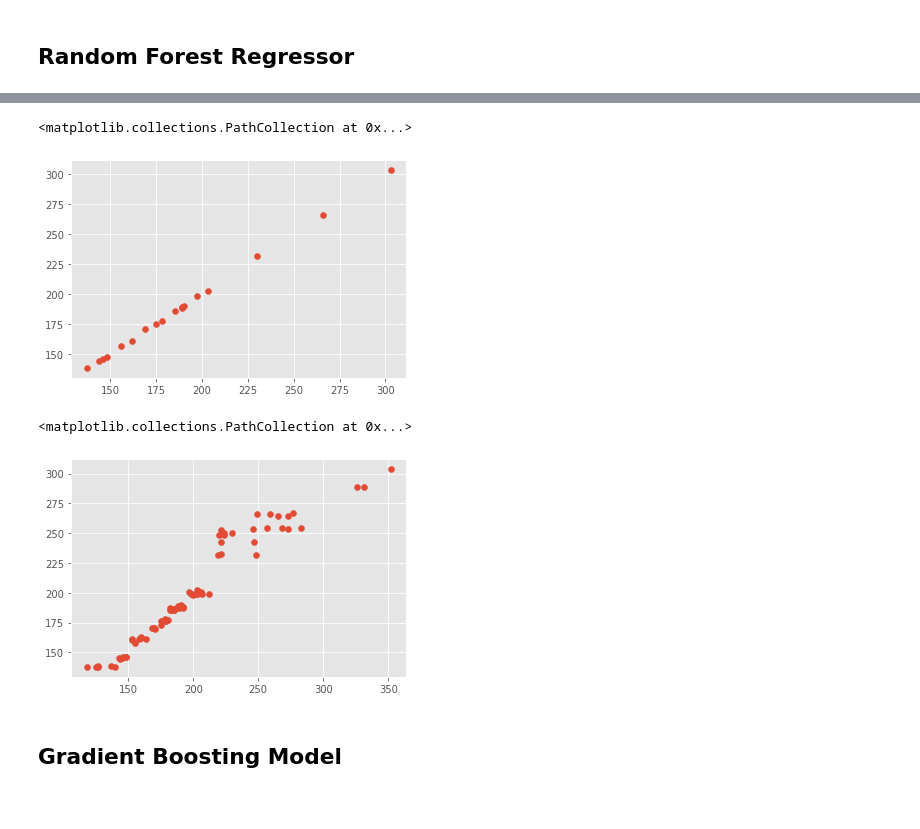
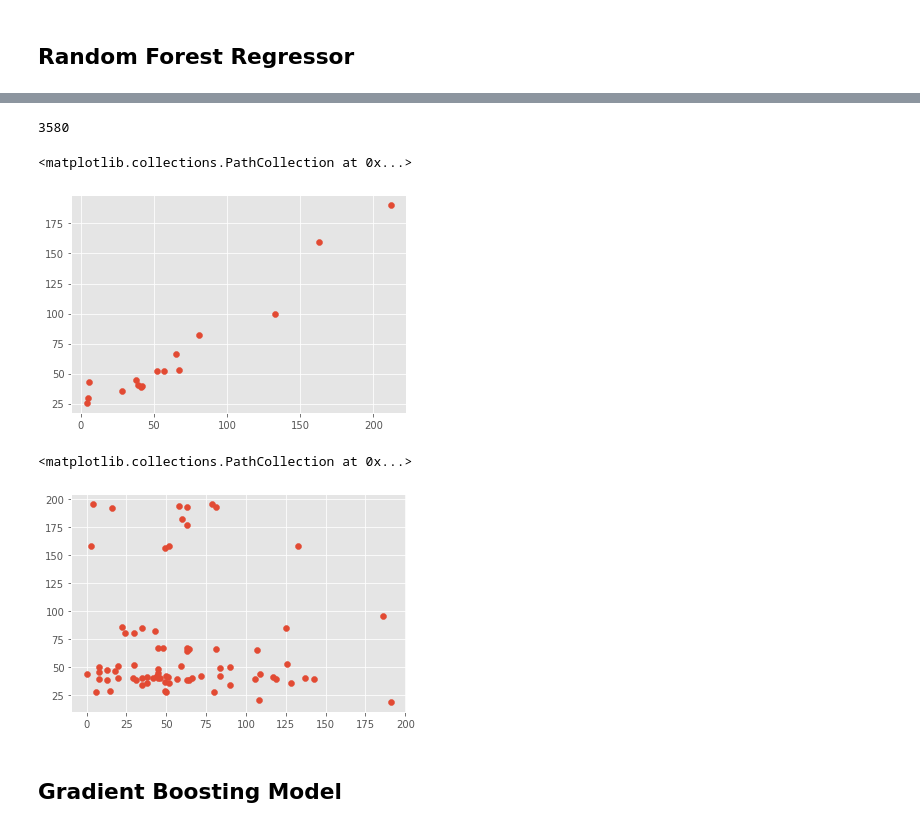
Before and after one commit to arcweld/DSI_Capstone_2, a Jupyter notebook: Capstone2.ipynb, the cells around one changed output, grey strips where cells are left out. Drawn from its saved outputs; the diff is of its cells as text; code cells hidden in the pictures.

```diff
--- a/Capstone2.ipynb
+++ b/Capstone2.ipynb
@@ -726,7 +712,38 @@ plt.plot(clf.feature_importances_)
 # %% [markdown]
 ## Random Forest Regressor
+# %%
+df_train, df_test = tts(df1[['id','cycle', 'setting1', 'RUL', 'f10', 'f30', 'eol']])
+X, y_reg, y_clf, y_mclf = xy_split(df_train)
+X_test, y_test_reg, y_test_clf, y_test_mclf = xy_split(df_test)
+# %%
+# Number of trees in random forest
+n_estimators = [int(x) for x in np.linspace(start = 200, stop = 2000, num = 10)]
+
+# Number of features to consider at every split
+max_features = ['auto', 'sqrt']
+
+# Maximum depth
+max_depth = [int(x) for x in np.linspace(10, 110, num = 11)]
+
+# Minimum number of samples to split a node
+min_samples_split = [2, 5, 10]
+
+# Minimum number of samples at each leaf node
+min_samples_leaf = [1, 2, 4]
+
+# Method of selecting samples for training each tree
+bootstrap = [True, False]
+
+# Create the random grid
+random_grid = {'n_estimators': n_estimators,
+               'max_features': max_features,
+               'max_depth': max_depth,
+               'min_samples_split': min_samples_split,
+               'min_samples_leaf': min_samples_leaf,
+               'bootstrap': bootstrap}
 # %%
-clf_reg = RandomForestRegressor()
-clf_reg.fit(X,y_reg)
-clf_reg.score(X,y_reg)
+clf_reg = RandomForestRegressor(oob_score=True, verbose=1)
+rf_reg = RandomizedSearchCV(estimator = clf_reg, param_distributions = random_grid, n_iter = 100, cv = 3, verbose=2, random_state=42, n_jobs = -1)
+rf_reg.fit(X,y_reg)
+rf_reg.score(X,y_reg)
 # %% [output]
@@ -734,4 +769,5 @@ clf_reg.score(X,y_reg)
 # %%
-y_pred = clf_reg.predict(X)
-clf_reg.score(X_test,y_test_reg)
+y_pred = rf_reg.predict(X)
+y_test_pred = rf_reg.predict(X_test)
+rf_reg.score(X_test,y_test_reg)
 # %% [output]
@@ -743,13 +785,17 @@ np.sum(y_pred - y_reg.values) / len(y_pred - y_reg.values)
+# %%
+len(y_pred)
+# %% [output]
+3580
 # %%
-plt.scatter(y_reg[X['cycle']==10], y_pred[X['cycle']==10])
+plt.scatter(y_reg[X['cycle']==150], y_pred[X['cycle']==150])
 # %% [output]
 <matplotlib.collections.PathCollection at 0x...>
-[figure, old version]
+[figure, new version]
 # %%
-plt.scatter(y_test_reg[X_test['cycle']==10], clf_reg.predict(X_test)[X_test['cycle']==10])
+plt.scatter(y_test_reg[X_test['cycle']==150], y_test_pred[X_test['cycle']==150])
 # %% [output]
 <matplotlib.collections.PathCollection at 0x...>
-[figure, old version]
+[figure, new version]
 # %% [markdown]
 ## Gradient Boosting Model
 # %% [markdown]
```
Also changed, not shown: parts of 83 cells of this notebook.
